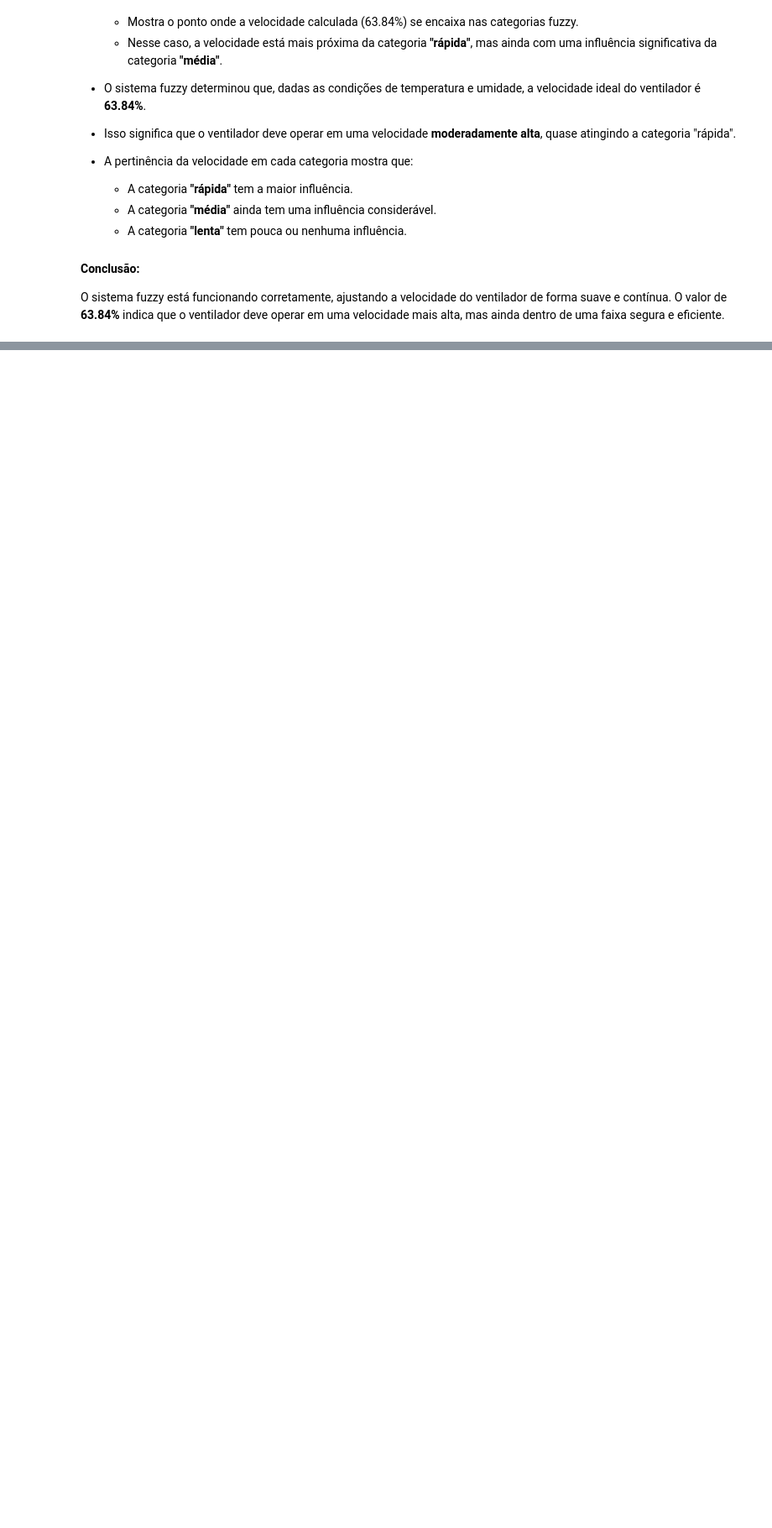
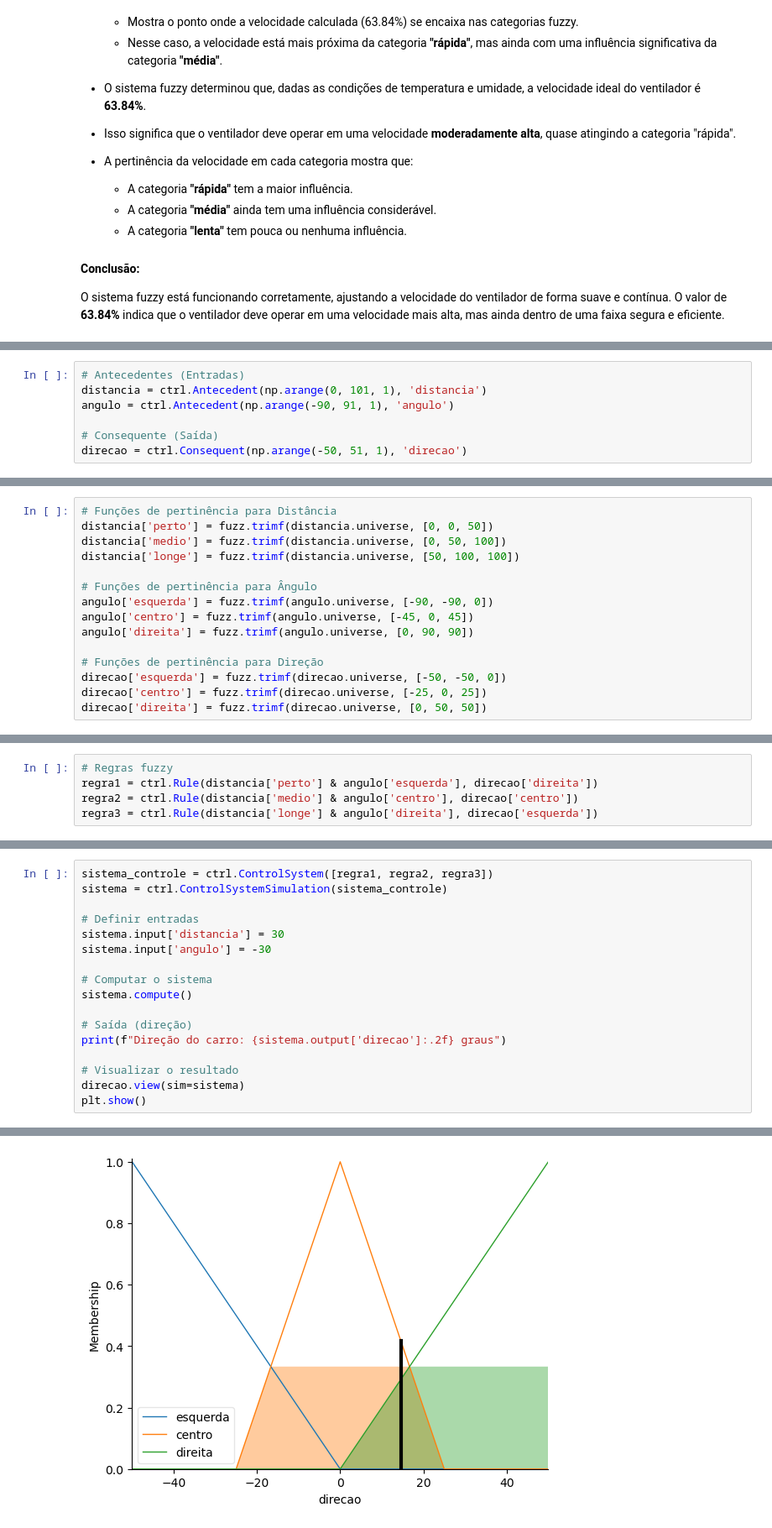
Before and after one commit to eltonsarmanho/aimacode_ptBR_python, a Jupyter notebook: logicaFuzzy.ipynb, the cells around one changed output, grey strips where cells are left out. Shown at 84% size. Drawn from its saved outputs; the diff is of its cells as text; blank space fills up the shorter version.

```diff
--- a/logicaFuzzy.ipynb
+++ b/logicaFuzzy.ipynb
@@ -132,0 +143,7 @@ O sistema fuzzy está funcionando corretamente, ajustando a velocidade do ventil
+# %%
+# Antecedentes (Entradas)
+distancia = ctrl.Antecedent(np.arange(0, 101, 1), 'distancia')
+angulo = ctrl.Antecedent(np.arange(-90, 91, 1), 'angulo')
+
+# Consequente (Saída)
+direcao = ctrl.Consequent(np.arange(-50, 51, 1), 'direcao')
@@ -132,0 +152,15 @@ O sistema fuzzy está funcionando corretamente, ajustando a velocidade do ventil
+# %%
+# Funções de pertinência para Distância
+distancia['perto'] = fuzz.trimf(distancia.universe, [0, 0, 50])
+distancia['medio'] = fuzz.trimf(distancia.universe, [0, 50, 100])
+distancia['longe'] = fuzz.trimf(distancia.universe, [50, 100, 100])
+
+# Funções de pertinência para Ângulo
+angulo['esquerda'] = fuzz.trimf(angulo.universe, [-90, -90, 0])
+angulo['centro'] = fuzz.trimf(angulo.universe, [-45, 0, 45])
+angulo['direita'] = fuzz.trimf(angulo.universe, [0, 90, 90])
+
+# Funções de pertinência para Direção
+direcao['esquerda'] = fuzz.trimf(direcao.universe, [-50, -50, 0])
+direcao['centro'] = fuzz.trimf(direcao.universe, [-25, 0, 25])
+direcao['direita'] = fuzz.trimf(direcao.universe, [0, 50, 50])
@@ -132,0 +169,5 @@ O sistema fuzzy está funcionando corretamente, ajustando a velocidade do ventil
+# %%
+# Regras fuzzy
+regra1 = ctrl.Rule(distancia['perto'] & angulo['esquerda'], direcao['direita'])
+regra2 = ctrl.Rule(distancia['medio'] & angulo['centro'], direcao['centro'])
+regra3 = ctrl.Rule(distancia['longe'] & angulo['direita'], direcao['esquerda'])
@@ -132,0 +176,18 @@ O sistema fuzzy está funcionando corretamente, ajustando a velocidade do ventil
+# %%
+sistema_controle = ctrl.ControlSystem([regra1, regra2, regra3])
+sistema = ctrl.ControlSystemSimulation(sistema_controle)
+
+# Definir entradas
+sistema.input['distancia'] = 30
+sistema.input['angulo'] = -30
+
+# Computar o sistema
+sistema.compute()
+
+# Saída (direção)
+print(f"Direção do carro: {sistema.output['direcao']:.2f} graus")
+
+# Visualizar o resultado
+direcao.view(sim=sistema)
+plt.show()
+# %% [output]
@@ -132,0 +195 @@ O sistema fuzzy está funcionando corretamente, ajustando a velocidade do ventil
+[figure, added]
```
Also changed, not shown: parts of 7 cells of this notebook, 1 other file.
